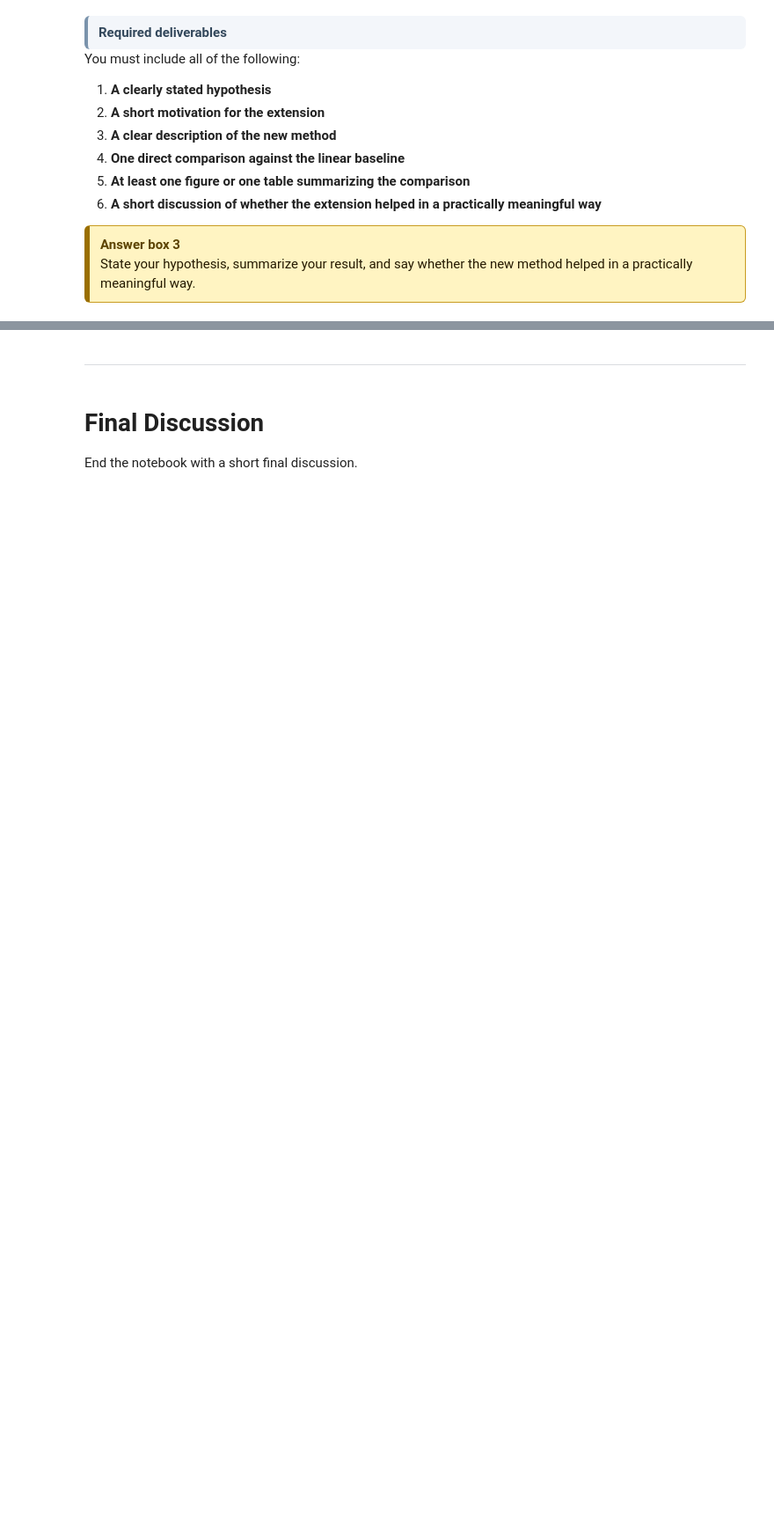
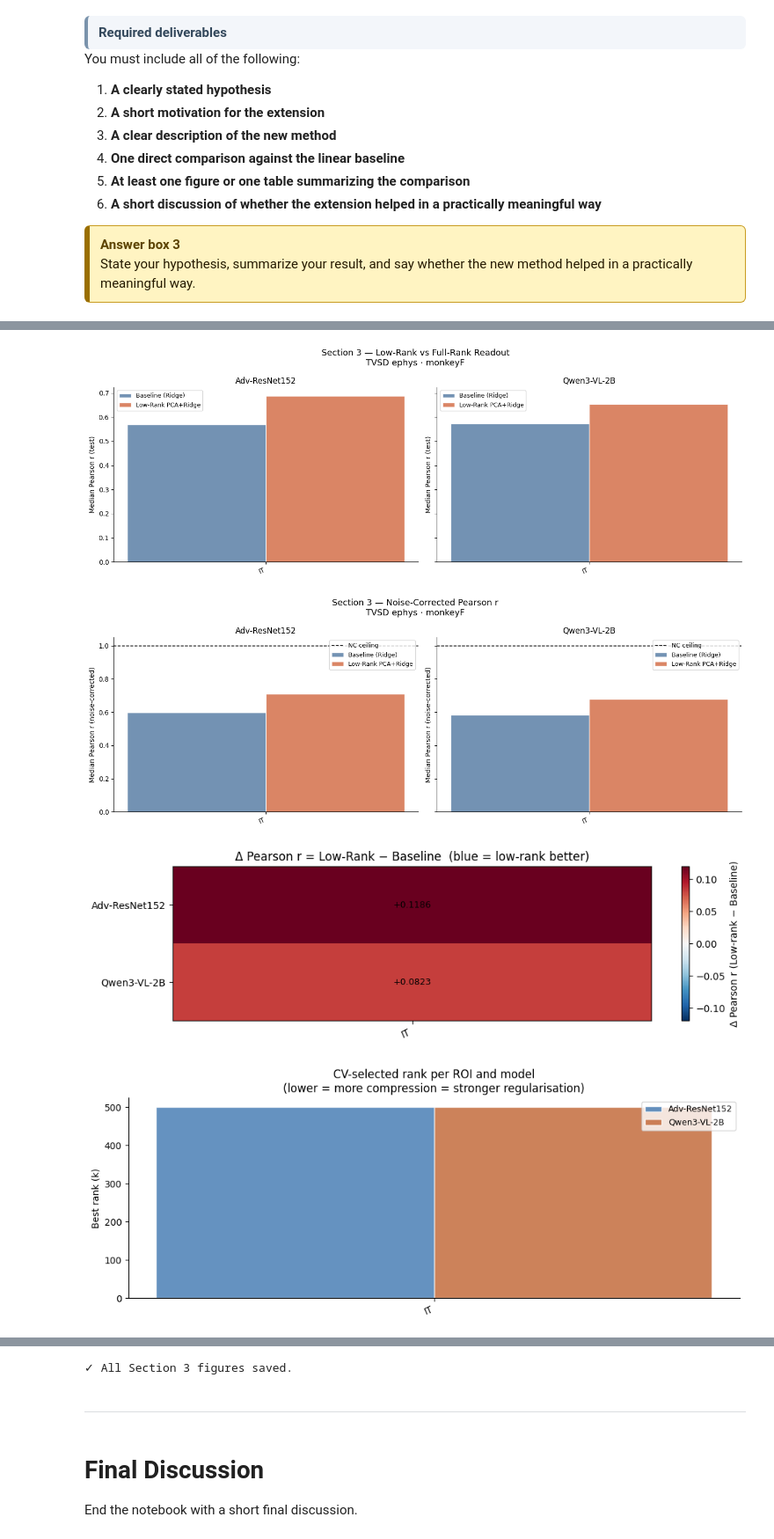
Before and after one commit to Lunomatique/NX-414, a Jupyter notebook: project/nx414_project_2026-2.ipynb, the cells around one changed output, grey strips where cells are left out. Shown at 88% size. Saved outputs shown, nothing was run; the diff lists cells and outputs as text; code cells hidden in the pictures; blank space fills up the shorter version.

```diff
--- a/project/nx414_project_2026-2.ipynb
+++ b/project/nx414_project_2026-2.ipynb
@@ -2422,3 +3251,46 @@ You must include all of the following:
 # TODO: define extension
 # TODO: implement method
 # TODO: compare against linear baseline
+
+
+# Plot style constants
+MODELS   = ["Adv-ResNet152", "Qwen3-VL-2B"]
+METHODS  = ["Baseline (Ridge)", "Low-Rank PCA+Ridge"]
+COLORS   = {"Baseline (Ridge)": "#5b7fa6", "Low-Rank PCA+Ridge": "#d4704a"}
+MDL_COLS = ["#4a7fb5", "#c46c3d"]   # one colour per model (for rank figure)
+
+
+
+
+
+np.random.seed(42)
+
+# ── Run the experiment for both models ───────────────────────────────────────
+results_A = run_experiment(FEAT_A_THS, "Adv-ResNet152",
+                           MONKEY, TARGET_ROIS, TVSD_PATH, RANKS)
+results_B = run_experiment(FEAT_B_THS, "Qwen3-VL-2B",
+                           MONKEY, TARGET_ROIS, TVSD_PATH, RANKS)
+all_results = results_A + results_B
+
+# ── Summary table ─────────────────────────────────────────────────────────────
+df = build_summary_df(all_results)
+print("\n" + "="*65)
+print("SUMMARY TABLE — Low-Rank vs Baseline")
+print("="*65)
+print(df.to_string(index=False))
+
+# ── Figures ───────────────────────────────────────────────────────────────────
+plot_pearsonr_bars(df,     TARGET_ROIS)
+plot_pearsonr_nc_bars(df,  TARGET_ROIS)
+plot_delta_heatmap(df,     TARGET_ROIS)
+plot_best_rank(all_results, TARGET_ROIS)
+
+# Fig 5: rank sweep for IT with Model A (most interesting case)
+sweep_ranks, r_lr, r_base, best_layer = compute_rank_sweep(
+    FEAT_A_THS, MONKEY, "IT", TVSD_PATH, SWEEP_RANKS, ALPHAS
+)
+plot_rank_sweep(sweep_ranks, r_lr, r_base, best_layer,
+                roi="IT", model_label="Adv-ResNet152")
+
+print("\n✓ All Section 3 figures saved.")
+# %% [output]
@@ -2424,0 +3314,4 @@ You must include all of the following:
+[figure, added]
+[figure, added]
+[figure, added]
+[figure, added]
@@ -2425,3 +3336,4 @@ You must include all of the following:
+✓ All Section 3 figures saved.
 # %% [markdown]
 ---
 # %% [markdown]
```
Also changed, not shown: parts of 4 cells of this notebook, 1 other file.
